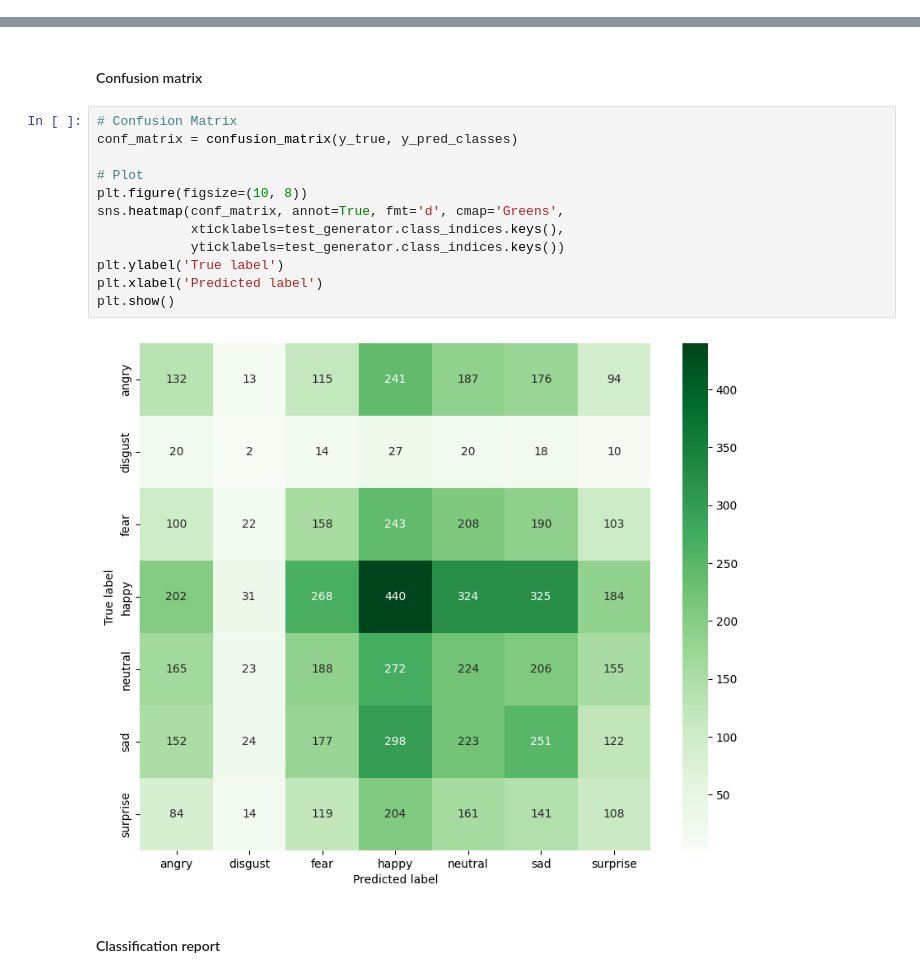
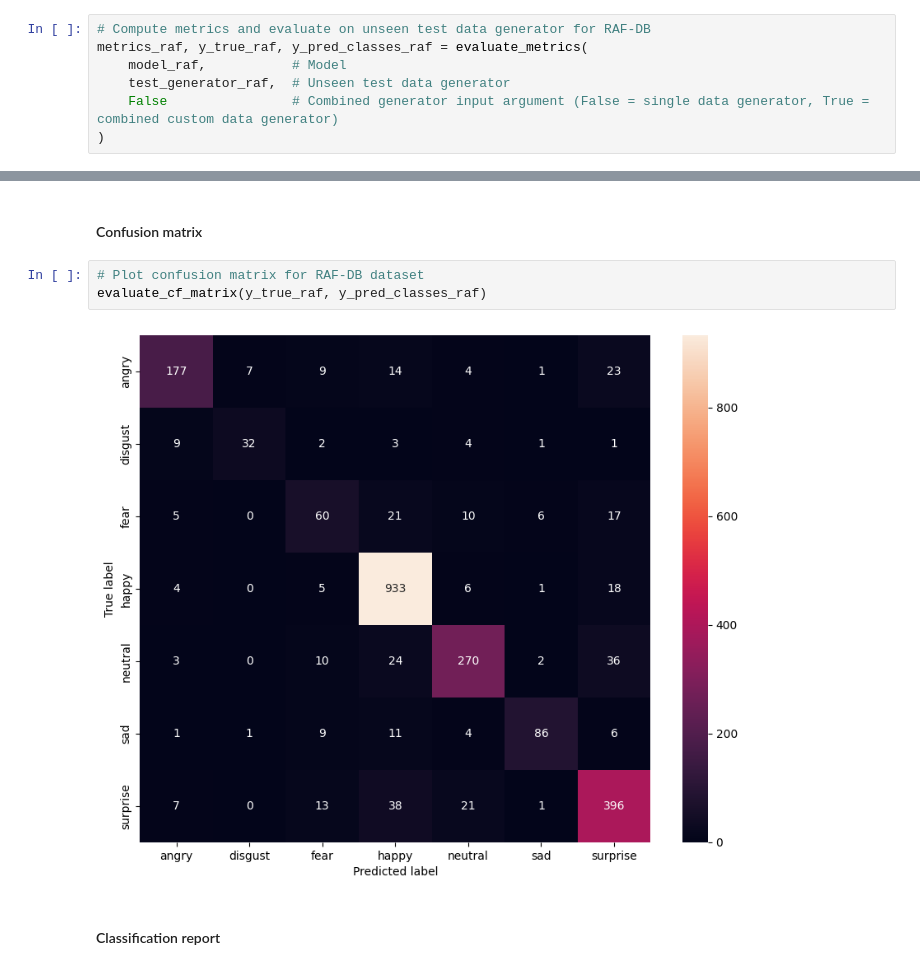
Before and after one commit to kraack-tech/face_expression_recognition, a Jupyter notebook: expression_model.ipynb, the cells around one changed output, grey strips where cells are left out. Cells and saved outputs as stored; diff of their text form.

```diff
--- a/expression_model.ipynb
+++ b/expression_model.ipynb
@@ -212,0 +673,7 @@ F1 Score: 0.1832
+# %%
+# Compute metrics and evaluate on unseen test data generator for RAF-DB
+metrics_raf, y_true_raf, y_pred_classes_raf = evaluate_metrics(
+    model_raf,           # Model
+    test_generator_raf,  # Unseen test data generator
+    False                # Combined generator input argument (False = single data generator, True = combined custom data generator)
+)
@@ -238,18 +695,9 @@ plt.show()
 # %% [markdown]
 #### Confusion matrix
-# %%
-# Confusion Matrix
-conf_matrix = confusion_matrix(y_true, y_pred_classes)
-
-# Plot
-plt.figure(figsize=(10, 8))
-sns.heatmap(conf_matrix, annot=True, fmt='d', cmap='Greens',
-            xticklabels=test_generator.class_indices.keys(),
-            yticklabels=test_generator.class_indices.keys())
-plt.ylabel('True label')
-plt.xlabel('Predicted label')
-plt.show()
-# %% [output]
-[figure, removed]
+# %%
+# Plot confusion matrix for RAF-DB dataset
+evaluate_cf_matrix(y_true_raf, y_pred_classes_raf)
+# %% [output]
+[figure, added]
 # %% [markdown]
 #### Classification report
```
Also changed, not shown: parts of 112 cells of this notebook, 3 other files.
